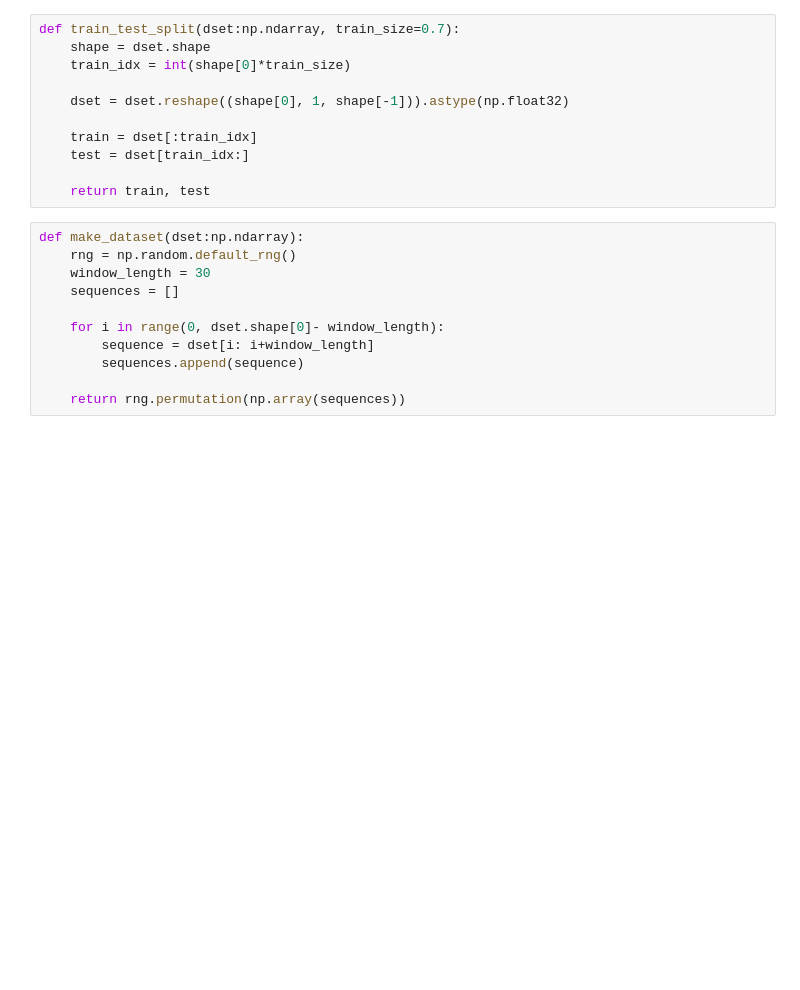
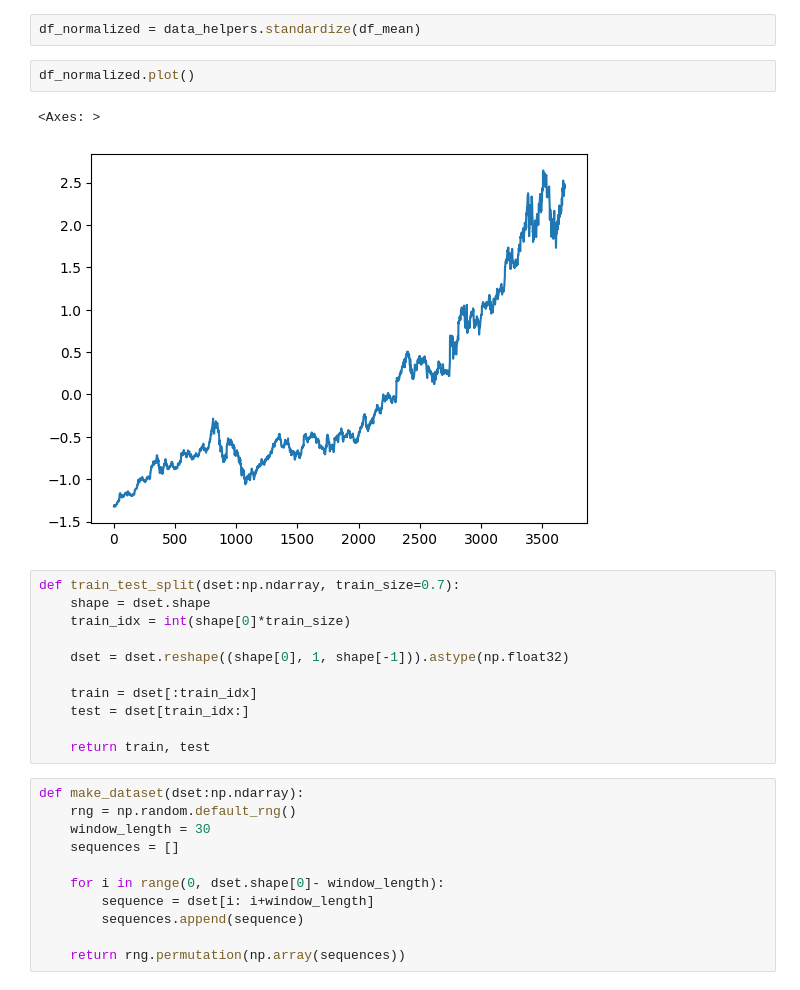
Before and after one commit to Henri-Hoyez/StyleTime_Tensorflow_Implementation, a Jupyter notebook: preprocess_stocks.ipynb, the cells around one changed output. Saved outputs shown, nothing was run; the diff lists cells and outputs as text; blank space fills up the shorter version.

```diff
--- a/preprocess_stocks.ipynb
+++ b/preprocess_stocks.ipynb
@@ -18,3 +18,10 @@ df_normalized = normalize(df_mean)
+# %%
+df_normalized = data_helpers.standardize(df_mean)
+# %%
+df_normalized.plot()
+# %% [output]
+<Axes: >
+[figure, added]
 # %%
 def train_test_split(dset:np.ndarray, train_size=0.7):
     shape = dset.shape
```
Also changed, not shown: parts of 7 cells of this notebook, 13 other files.
